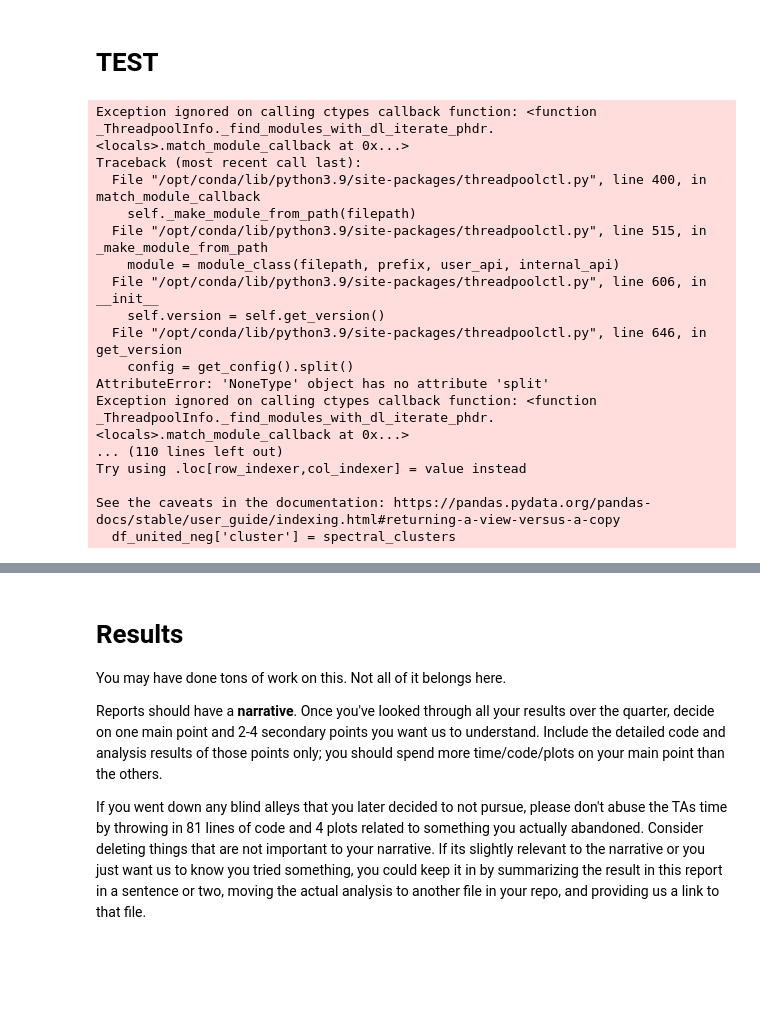
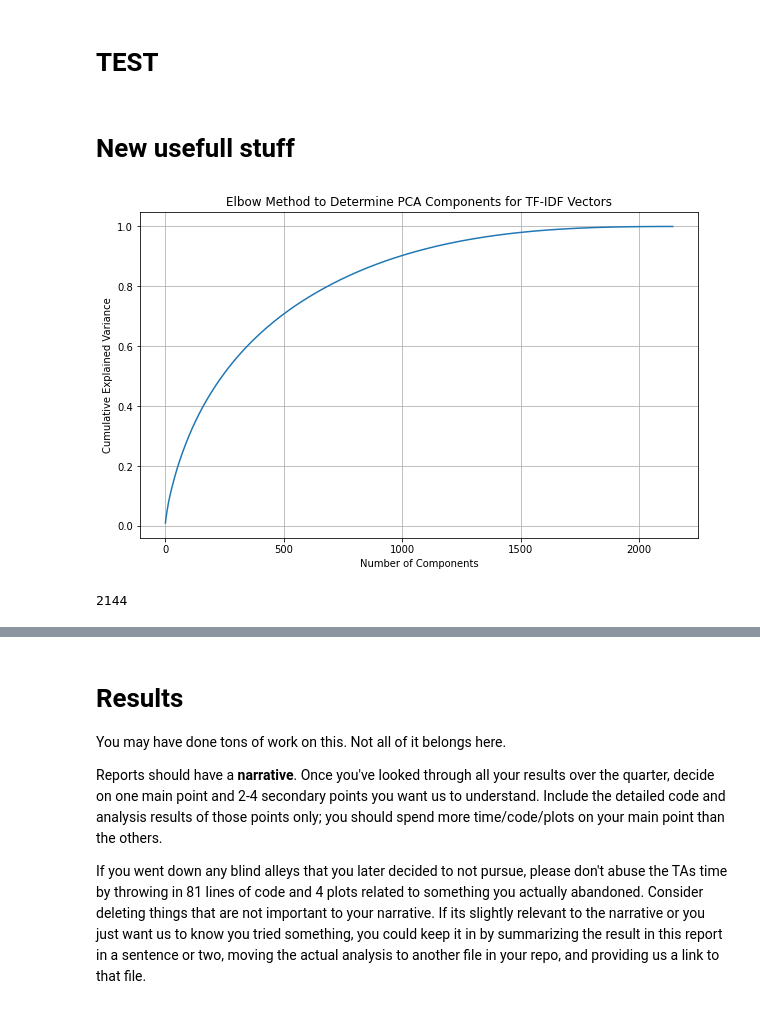
Before and after one commit to nb110240/TwitterSentiment, a Jupyter notebook: FinalProject_groupXXX.ipynb, the cells around one changed output, grey strips where cells are left out. Drawn from its saved outputs; the diff is of its cells as text; code cells hidden in the pictures; blank space fills up the shorter version.

```diff
--- a/FinalProject_groupXXX.ipynb
+++ b/FinalProject_groupXXX.ipynb
@@ -209,0 +210,15 @@ text = list(df['cleaned text'])
+# %%
+def get_sentiment(text):
+    sia = SentimentIntensityAnalyzer()
+    sentiment = sia.polarity_scores(text)
+    return sentiment['compound']
+# %%
+df['our_airline_sentiment_val'] = df['cleaned text'].apply(get_sentiment)
+def convert_val(val):
+    if val < 0:
+        return 'negative'
+    elif val > 0:
+        return 'positive'
+    else :
+        return 'neutral'
+df['our_airline_sentiment'] = df['our_airline_sentiment_val'].apply(convert_val)
@@ -608,22 +619,22 @@ reason_to_index = {reason: index for index, reason in enumerate(unique_negative_
-# %%
-spectral = SpectralClustering(n_clusters=n_clusters, affinity='nearest_neighbors', random_state=0)
-spectral_clusters = spectral.fit_predict(tfidf_matrix_united_neg)
-df_united_neg['cluster'] = spectral_clusters
-# %% [output]
-Exception ignored on calling ctypes callback function: <function _ThreadpoolInfo._find_modules_with_dl_iterate_phdr.<locals>.match_module_callback at 0x...>
-Traceback (most recent call last):
-  File "/opt/conda/lib/python3.9/site-packages/threadpoolctl.py", line 400, in match_module_callback
-    self._make_module_from_path(filepath)
-  File "/opt/conda/lib/python3.9/site-packages/threadpoolctl.py", line 515, in _make_module_from_path
-    module = module_class(filepath, prefix, user_api, internal_api)
-  File "/opt/conda/lib/python3.9/site-packages/threadpoolctl.py", line 606, in __init__
-    self.version = self.get_version()
-  File "/opt/conda/lib/python3.9/site-packages/threadpoolctl.py", line 646, in get_version
-    config = get_config().split()
-AttributeError: 'NoneType' object has no attribute 'split'
-Exception ignored on calling ctypes callback function: <function _ThreadpoolInfo._find_modules_with_dl_iterate_phdr.<locals>.match_module_callback at 0x...>
-... (110 lines left out)
-Try using .loc[row_indexer,col_indexer] = value instead
-
-See the caveats in the documentation: https://pandas.pydata.org/pandas-docs/stable/user_guide/indexing.html#returning-a-view-versus-a-copy
-  df_united_neg['cluster'] = spectral_clusters
+# %% [markdown]
+# New usefull stuff
+# %%
+
+n_components = min(tfidf_matrix_united_neg.shape[0], tfidf_matrix_united_neg.shape[1])
+pca = PCA(n_components=n_components)
+pca.fit(tfidf_matrix_united_neg.toarray())
+
+
+plt.figure(figsize=(10, 6))
+plt.plot(np.cumsum(pca.explained_variance_ratio_))
+plt.xlabel('Number of Components')
+plt.ylabel('Cumulative Explained Variance')
+plt.title('Elbow Method to Determine PCA Components for TF-IDF Vectors')
+plt.grid(True)
+plt.show()
+# %% [output]
+[figure, added]
+# %%
+n_components
+# %% [output]
+2144
```
Also changed, not shown: parts of 52 cells of this notebook.
